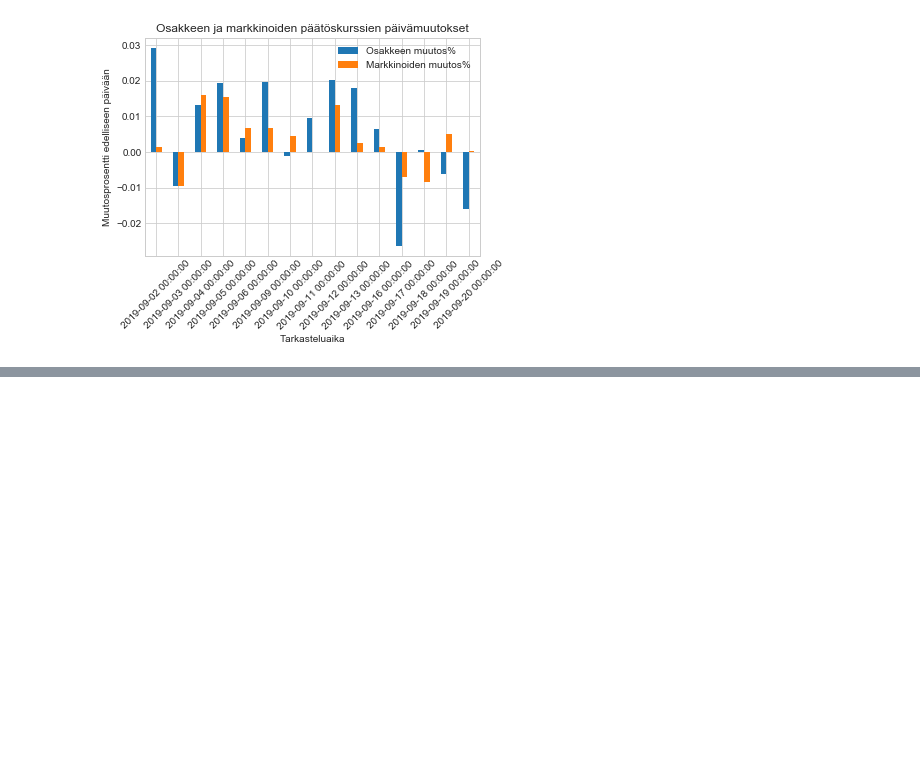
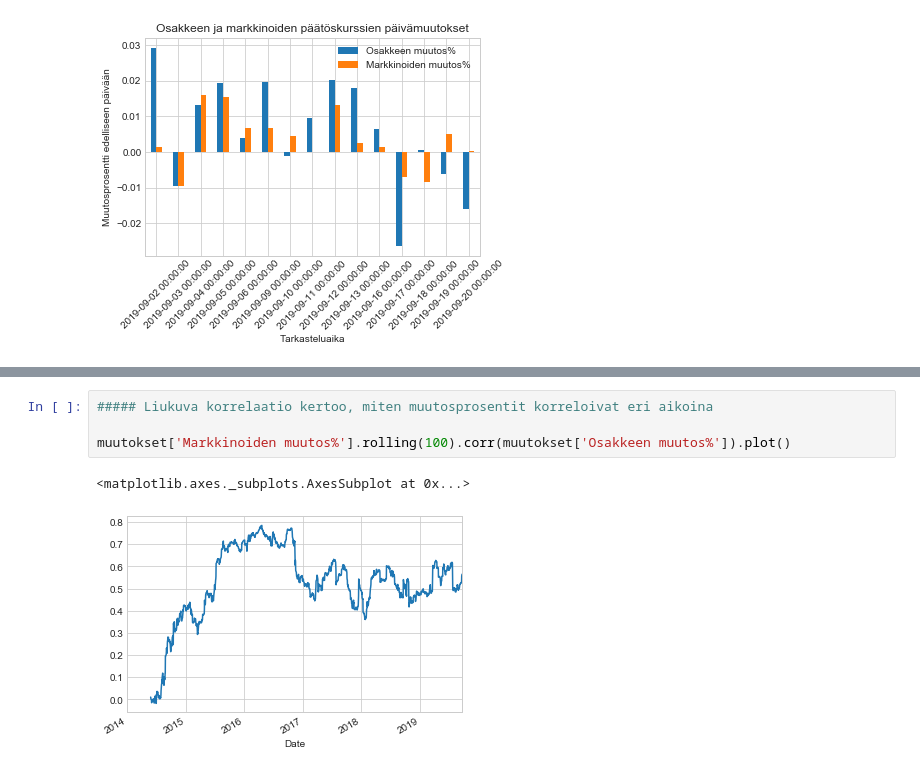
Before and after one commit to juhanurmonen/aikasarjoja-kuvioita-prosenttimuutoksia, a Jupyter notebook: Analysointiosaaminen-2019-09-25.ipynb, the cells around one changed output, grey strips where cells are left out. Saved outputs shown, nothing was run; the diff lists cells and outputs as text; blank space fills up the shorter version.

```diff
--- a/Analysointiosaaminen-2019-09-25.ipynb
+++ b/Analysointiosaaminen-2019-09-25.ipynb
@@ -206,0 +296,7 @@ Text(0.5, 0, 'Tarkasteluaika')
+# %%
+##### Liukuva korrelaatio kertoo, miten muutosprosentit korreloivat eri aikoina
+
+muutokset['Markkinoiden muutos%'].rolling(100).corr(muutokset['Osakkeen muutos%']).plot()
+# %% [output]
+<matplotlib.axes._subplots.AxesSubplot at 0x...>
+[figure, added]
```
Also changed, not shown: parts of 13 cells of this notebook, 2 other files.
